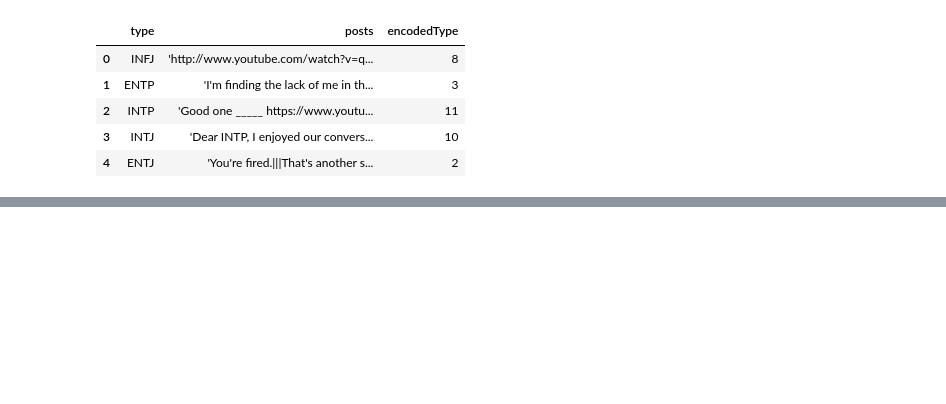
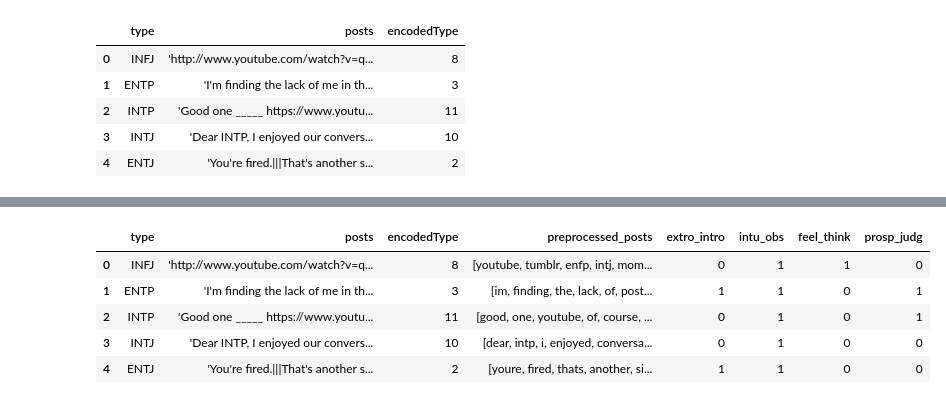
Before and after one commit to pgphi/Data_Mining_MBTI, a Jupyter notebook: Preprocessing.ipynb, the cells around one changed output, grey strips where cells are left out. Cells and saved outputs as stored; diff of their text form; code cells hidden in the pictures; blank space fills up the shorter version.

```diff
--- a/Preprocessing.ipynb
+++ b/Preprocessing.ipynb
@@ -154,0 +167,25 @@ df.head()
+# %%
+import numpy as np
+
+#Add Binary Differentiations.
+
+"""
+E - I Extroverted - Introverted
+N - S Intuitive - Observant
+F - T Feeling - Thinking
+P - J Prospective - Judging
+"""
+
+#First Part of the Column name is the Attribute when value == 1 (f.e. Extroverted) and Second part when value == 0 (f.e. introverted)
+df["extro_intro"] = np.where(df["type"].str.contains("E"), 1, 0)
+df["intu_obs"] = np.where(df["type"].str.contains("N"), 1, 0)
+df["feel_think"] = np.where(df["type"].str.contains("F"), 1, 0)
+df["prosp_judg"] = np.where(df["type"].str.contains("P"), 1, 0)
+df.head()
+# %% [output]
+|  | type | posts | encodedType | preprocessed_posts | extro_intro | intu_obs | feel_think | prosp_judg |
+| 0 | INFJ | 'http://www.youtube.com/watch?v=q... | 8 | [youtube, tumblr, enfp, intj, mom... | 0 | 1 | 1 | 0 |
+| 1 | ENTP | 'I'm finding the lack of me in th... | 3 | [im, finding, the, lack, of, post... | 1 | 1 | 0 | 1 |
+| 2 | INTP | 'Good one _____ https://www.youtu... | 11 | [good, one, youtube, of, course, ... | 0 | 1 | 0 | 1 |
+| 3 | INTJ | 'Dear INTP, I enjoyed our convers... | 10 | [dear, intp, i, enjoyed, conversa... | 0 | 1 | 0 | 0 |
+| 4 | ENTJ | 'You're fired.|||That's another s... | 2 | [youre, fired, thats, another, si... | 1 | 1 | 0 | 0 |
```
Also changed, not shown: parts of 16 cells of this notebook.
